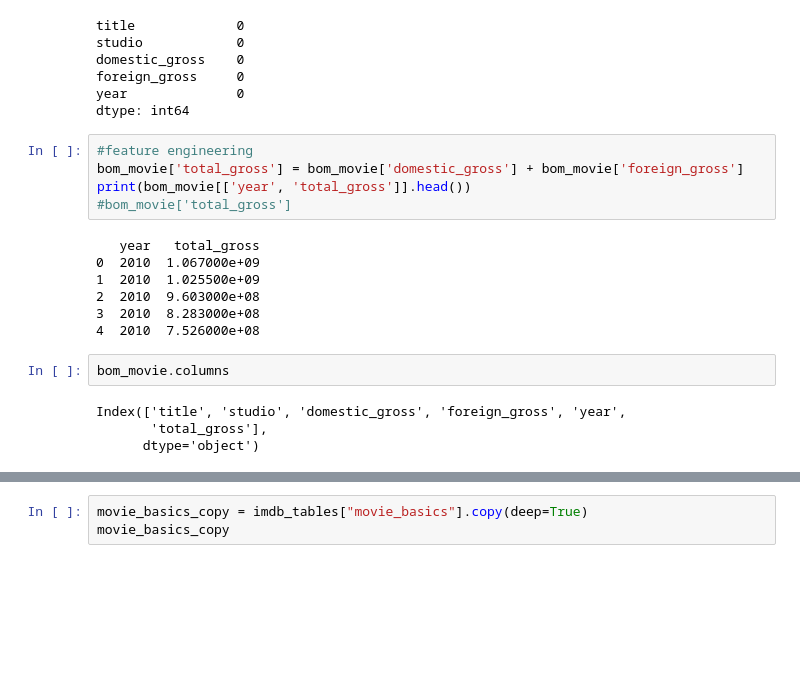
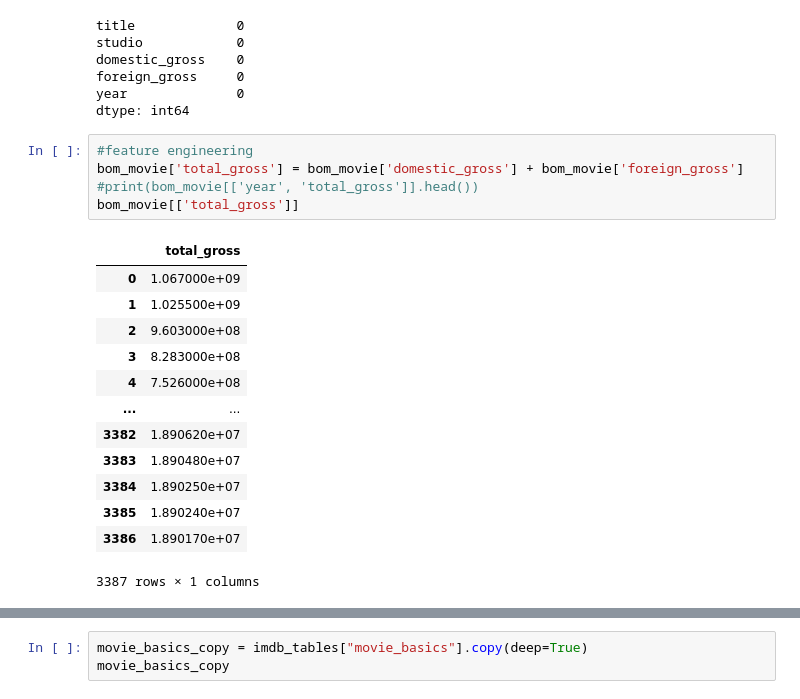
Before and after one commit to Arasirwa/Phase-2-project, a Jupyter notebook: notebooks/exploratory.ipynb, the cells around one changed output, grey strips where cells are left out. Saved outputs shown, nothing was run; the diff lists cells and outputs as text; blank space fills up the shorter version.

Commit message:
bom_movie clean

```diff
--- a/notebooks/exploratory.ipynb
+++ b/notebooks/exploratory.ipynb
@@ -350,18 +350,19 @@ dtype: int64
 # %%
 #feature engineering
 bom_movie['total_gross'] = bom_movie['domestic_gross'] + bom_movie['foreign_gross']
-print(bom_movie[['year', 'total_gross']].head())
-#bom_movie['total_gross']
+#print(bom_movie[['year', 'total_gross']].head())
+bom_movie[['total_gross']]
 # %% [output]
+|  | total_gross |
+| 0 | 1.067000e+09 |
+| 1 | 1.025500e+09 |
+| 2 | 9.603000e+08 |
+| 3 | 8.283000e+08 |
+| 4 | 7.526000e+08 |
+| ... | ... |
+| 3382 | 1.890620e+07 |
+| 3383 | 1.890480e+07 |
+| 3384 | 1.890250e+07 |
+| 3385 | 1.890240e+07 |
+| 3386 | 1.890170e+07 |
-   year   total_gross
-0  2010  1.067000e+09
-1  2010  1.025500e+09
-2  2010  9.603000e+08
-3  2010  8.283000e+08
-4  2010  7.526000e+08
+3387 rows × 1 columns
-# %%
-bom_movie.columns
-# %% [output]
-Index(['title', 'studio', 'domestic_gross', 'foreign_gross', 'year',
-       'total_gross'],
-      dtype='object')
```
Also changed, not shown: parts of 12 cells of this notebook.
